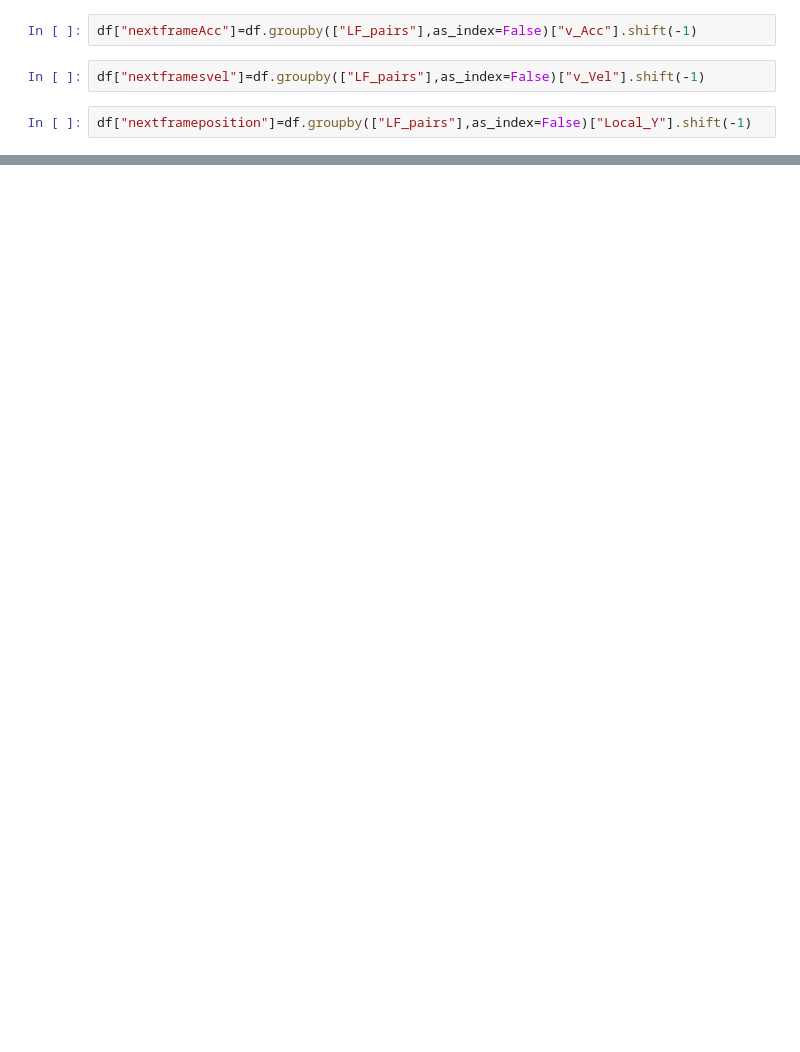
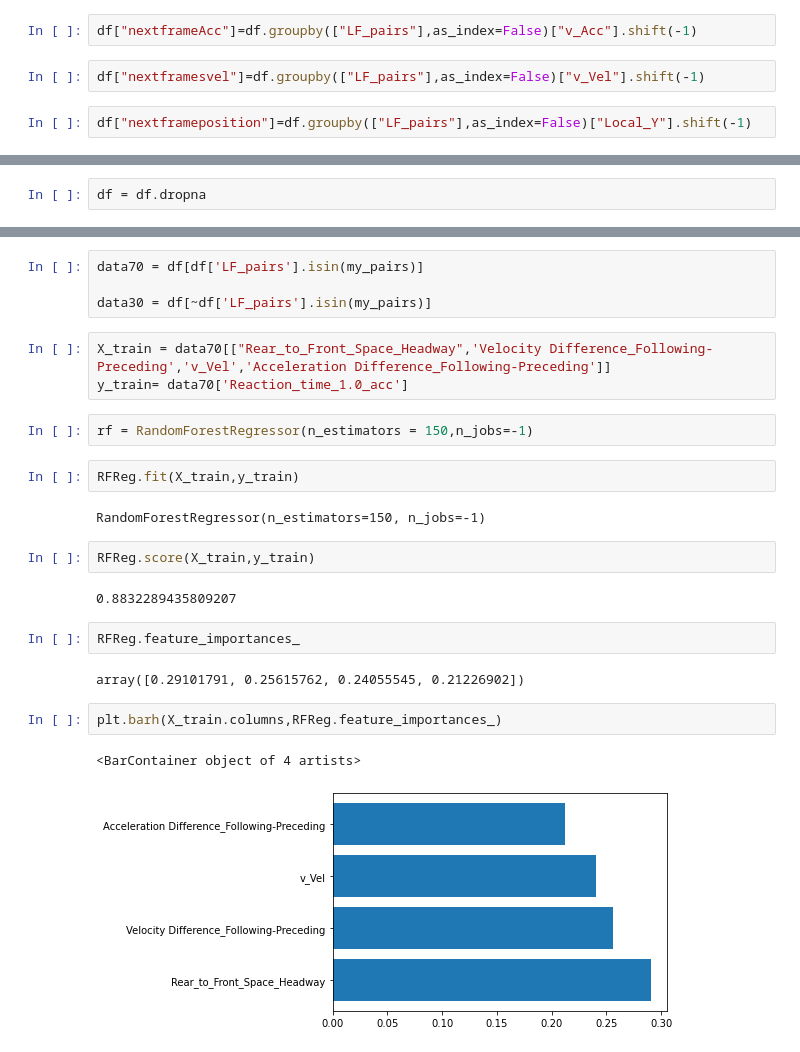
Before and after one commit to VineetDhamija/DataDrivenCarFollowing, a Jupyter notebook: datadrivencarfollowing-v1/scripts/RandomeForest_NC.ipynb, the cells around one changed output, grey strips where cells are left out. Saved outputs shown, nothing was run; the diff lists cells and outputs as text; blank space fills up the shorter version.

Commit message:
random forest

```diff
--- a/datadrivencarfollowing-v1/scripts/RandomeForest_NC.ipynb
+++ b/datadrivencarfollowing-v1/scripts/RandomeForest_NC.ipynb
@@ -152,0 +240,2 @@ df1.T
+# %%
+df = df.dropna
@@ -152,0 +246,26 @@ df1.T
+# %%
+data70 = df[df['LF_pairs'].isin(my_pairs)]
+
+data30 = df[~df['LF_pairs'].isin(my_pairs)]
+# %%
+X_train = data70[["Rear_to_Front_Space_Headway",'Velocity Difference_Following-Preceding','v_Vel','Acceleration Difference_Following-Preceding']]
+y_train= data70['Reaction_time_1.0_acc']
+# %%
+rf = RandomForestRegressor(n_estimators = 150,n_jobs=-1)
+# %%
+RFReg.fit(X_train,y_train)
+# %% [output]
+RandomForestRegressor(n_estimators=150, n_jobs=-1)
+# %%
+RFReg.score(X_train,y_train)
+# %% [output]
+0.8832289435809207
+# %%
+RFReg.feature_importances_
+# %% [output]
+array([0.29101791, 0.25615762, 0.24055545, 0.21226902])
+# %%
+plt.barh(X_train.columns,RFReg.feature_importances_)
+# %% [output]
+<BarContainer object of 4 artists>
+[figure, added]
```
Also changed, not shown: parts of 44 cells of this notebook.
